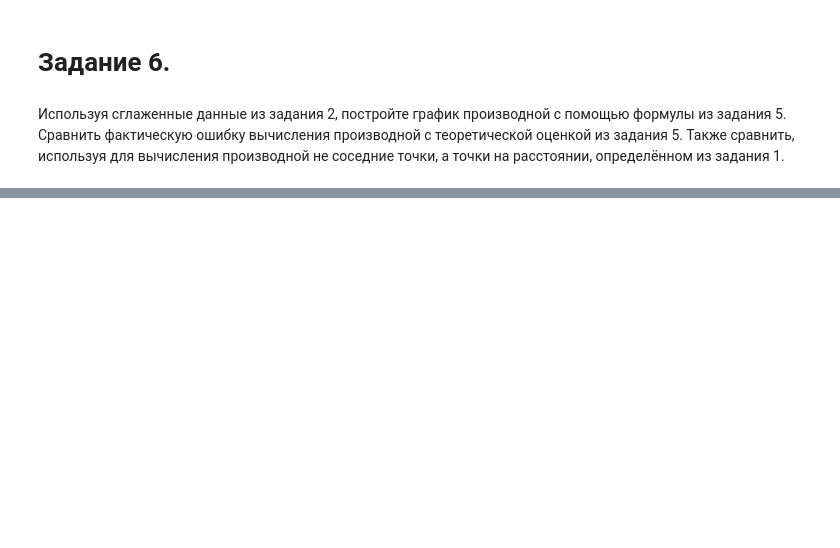
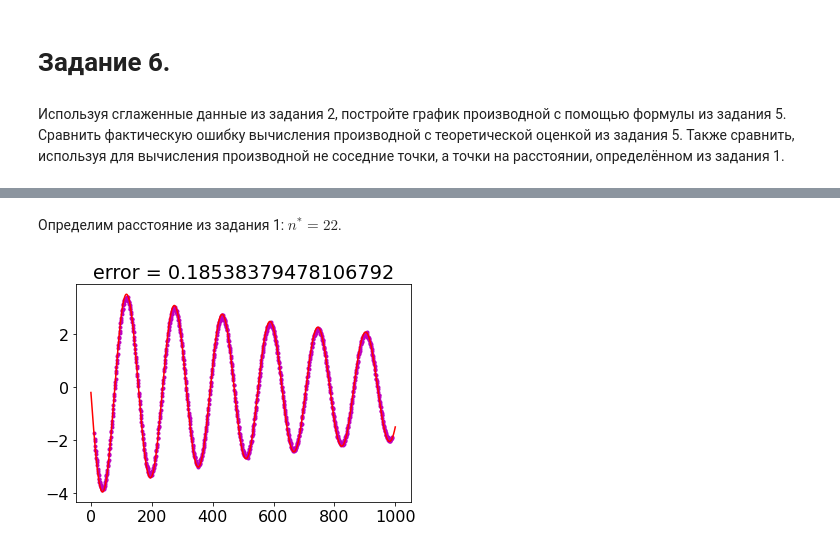
Before and after one commit to Andrew-Kot/Computational-Mathematics, a Jupyter notebook: С1.ipynb, the cells around one changed output, grey strips where cells are left out. Cells and saved outputs as stored; diff of their text form; code cells hidden in the pictures; blank space fills up the shorter version.

```diff
--- a/С1.ipynb
+++ b/С1.ipynb
@@ -620,0 +654,9 @@ $$
+# %% [markdown]
+Определим расстояние из задания 1: $n^*=22$.
+# %%
+plt.plot(t[11:-11], diffn(t, u, 22), 'm.', label="diff11")
+plt.plot(t, uprime, 'r-', label="u'(t)")
+plt.title('error = ' + str(np.abs(diffn(t, u, 22) - uprime[11:-11]).max()))
+plt.show()
+# %% [output]
+[figure, added]
```
Also changed, not shown: parts of 16 cells of this notebook.
